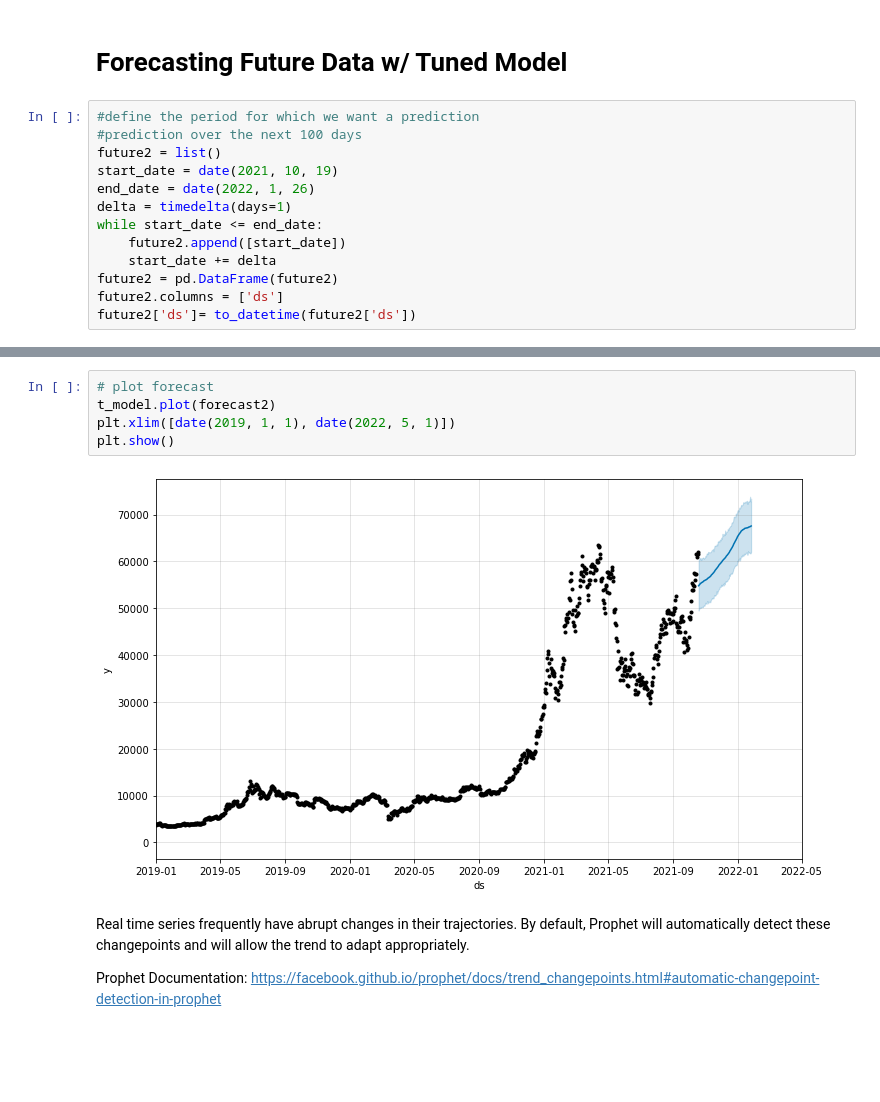
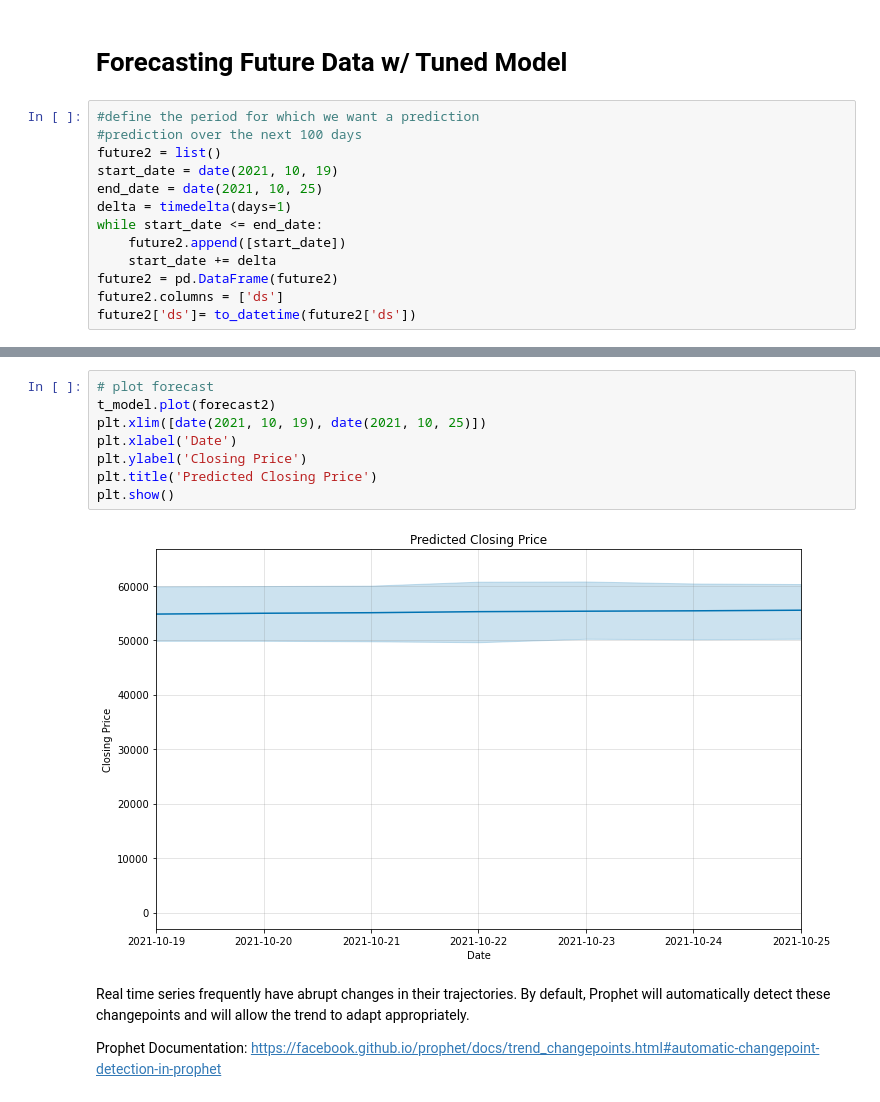
Before and after one commit to General2096/Sprinboard, a Jupyter notebook: Capstone Project/Bitcoin_Modeling.ipynb, the cells around one changed output, grey strips where cells are left out. Cells and saved outputs as stored; diff of their text form; blank space fills up the shorter version.

```diff
--- a/Capstone Project/Bitcoin_Modeling.ipynb
+++ b/Capstone Project/Bitcoin_Modeling.ipynb
@@ -245,7 +242,7 @@ See the caveats in the documentation: https://pandas.pydata.org/pandas-docs/stab
 #prediction over the next 100 days
 future2 = list()
 start_date = date(2021, 10, 19)
-end_date = date(2022, 1, 26)
+end_date = date(2021, 10, 25)
 delta = timedelta(days=1)
 while start_date <= end_date:
     future2.append([start_date])
@@ -279,10 +269,13 @@ forecast2[col].rename(columns={'ds':'Date', 'yhat': 'Prediction', 'yhat_lower':'
 # %%
 # plot forecast
 t_model.plot(forecast2)
-plt.xlim([date(2019, 1, 1), date(2022, 5, 1)])
+plt.xlim([date(2021, 10, 19), date(2021, 10, 25)])
+plt.xlabel('Date')
+plt.ylabel('Closing Price')
+plt.title('Predicted Closing Price')
 plt.show()
 # %% [output]
-[figure, old version]
+[figure, new version]
 # %% [markdown]
 Real time series frequently have abrupt changes in their trajectories. By default, Prophet will automatically detect these changepoints and will allow the trend to adapt appropriately.
 
```
Also changed, not shown: parts of 9 cells of this notebook, 8 other files.
